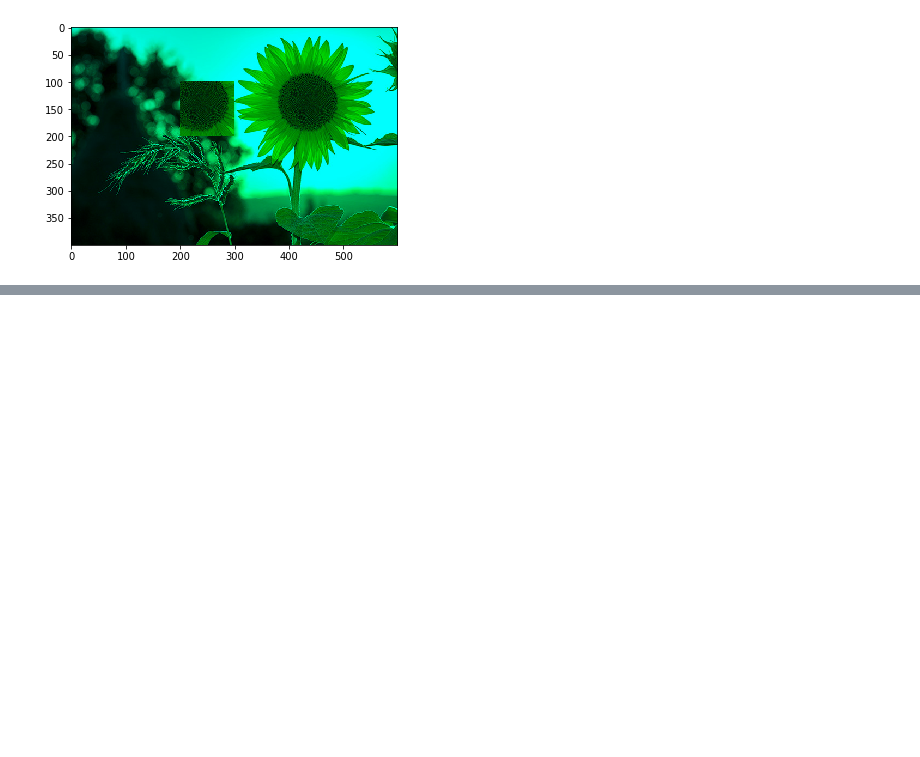
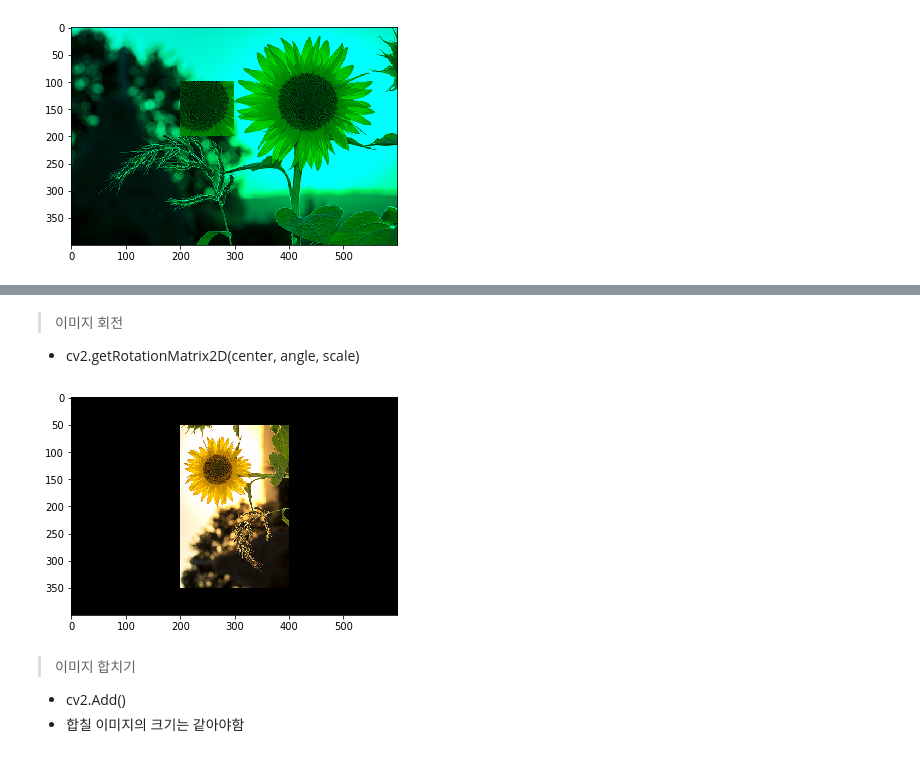
Before and after one commit to LEEHYUNJI94/Python, a Jupyter notebook: Open CV.ipynb, the cells around one changed output, grey strips where cells are left out. Cells and saved outputs as stored; diff of their text form; code cells hidden in the pictures; blank space fills up the shorter version.

```diff
--- a/Open CV.ipynb
+++ b/Open CV.ipynb
@@ -116,0 +172,27 @@ plt.show()
+# %% [markdown]
+
+
+> 이미지 회전
+*   cv2.getRotationMatrix2D(center, angle, scale)
+# %%
+import cv2
+import matplotlib.pyplot as plt
+
+img_rot=cv2.imread("sunflower.jpg")
+height,width=img_rot.shape[:2]
+
+#####변환행렬만들기#####
+m=cv2.getRotationMatrix2D((width/2,height/2),90,0.5) #center: 너비와 높이 중간(/2이기때문) , 각도: 90 , 스케일: 0.5배
+
+#####변환행렬사용#####
+RM2=cv2.warpAffine(img_rot,m,(width,height))
+plt.imshow(cv2.cvtColor(RM2,cv2.COLOR_BGR2RGB))
+plt.show()
+# %% [output]
+[figure, added]
+# %% [markdown]
+
+
+> 이미지 합치기
+*   cv2.Add()
+*   합칠 이미지의 크기는 같아야함
```
Also changed, not shown: parts of 13 cells of this notebook.
